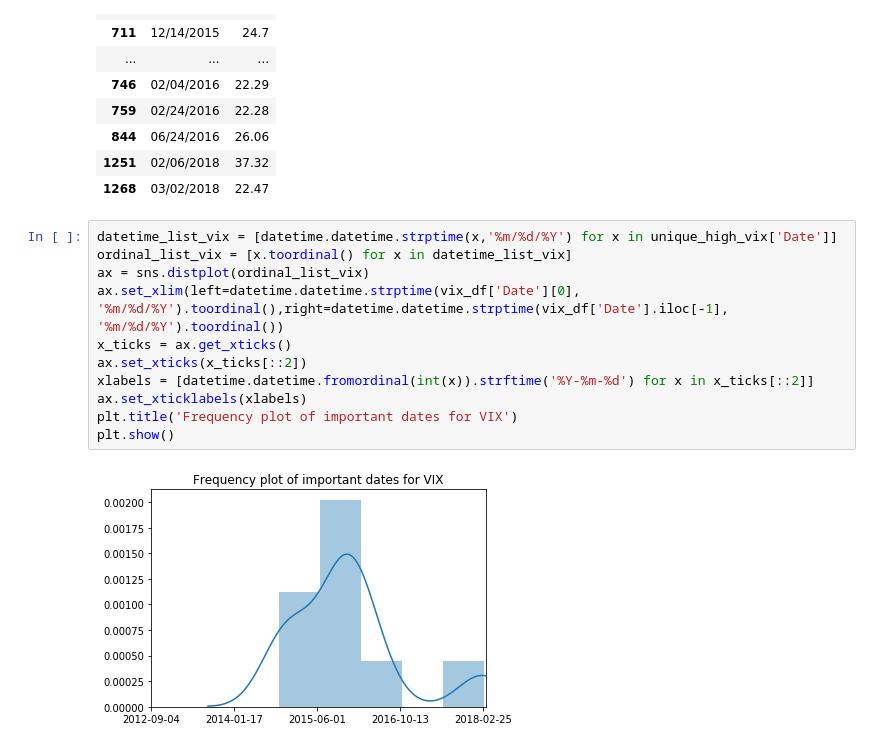
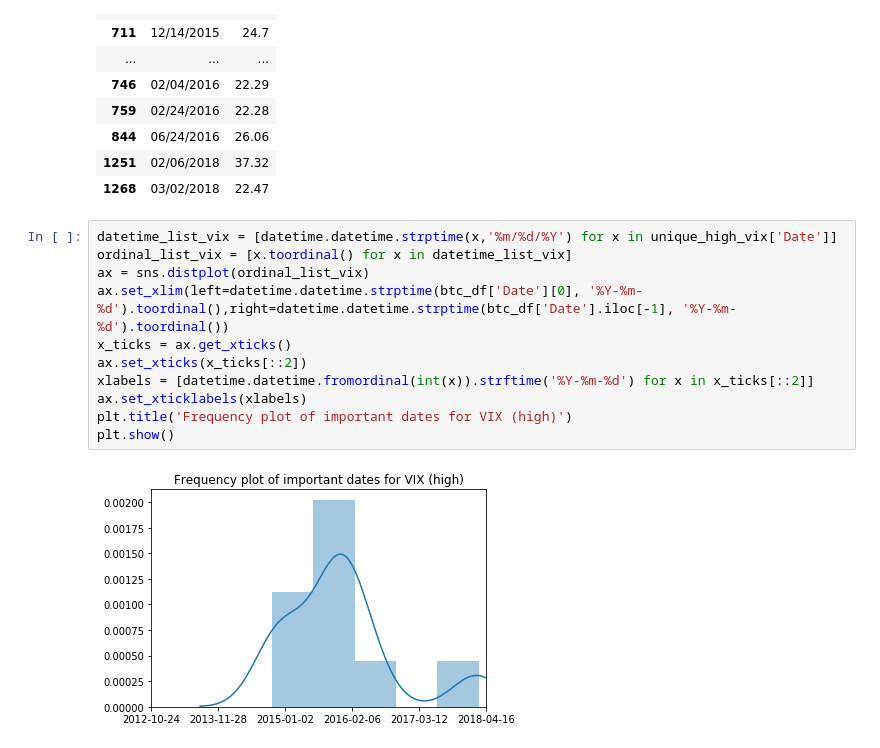
Before and after one commit to mhorton20916/project_one, a Jupyter notebook: crypto_comparison.ipynb, the cells around one changed output. Saved outputs shown, nothing was run; the diff lists cells and outputs as text.

```diff
--- a/crypto_comparison.ipynb
+++ b/crypto_comparison.ipynb
@@ -583,13 +585,13 @@ unique_high_vix
 # %%
 datetime_list_vix = [datetime.datetime.strptime(x,'%m/%d/%Y') for x in unique_high_vix['Date']]
 ordinal_list_vix = [x.toordinal() for x in datetime_list_vix]
 ax = sns.distplot(ordinal_list_vix)
-ax.set_xlim(left=datetime.datetime.strptime(vix_df['Date'][0], '%m/%d/%Y').toordinal(),right=datetime.datetime.strptime(vix_df['Date'].iloc[-1], '%m/%d/%Y').toordinal())
+ax.set_xlim(left=datetime.datetime.strptime(btc_df['Date'][0], '%Y-%m-%d').toordinal(),right=datetime.datetime.strptime(btc_df['Date'].iloc[-1], '%Y-%m-%d').toordinal())
 x_ticks = ax.get_xticks()
 ax.set_xticks(x_ticks[::2])
 xlabels = [datetime.datetime.fromordinal(int(x)).strftime('%Y-%m-%d') for x in x_ticks[::2]]
 ax.set_xticklabels(xlabels)
-plt.title('Frequency plot of important dates for VIX')
+plt.title('Frequency plot of important dates for VIX (high)')
 plt.show()
 # %% [output]
-[figure, old version]
+[figure, new version]
```
Also changed, not shown: parts of 9 cells of this notebook, 2 other files.
